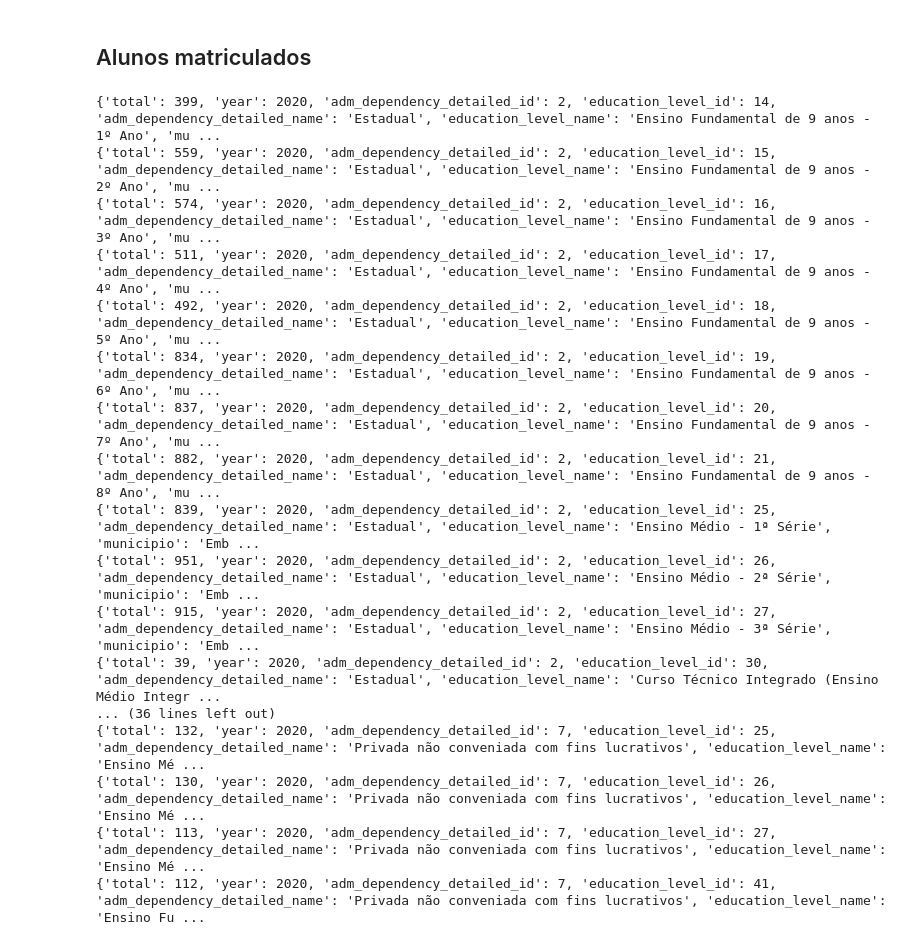
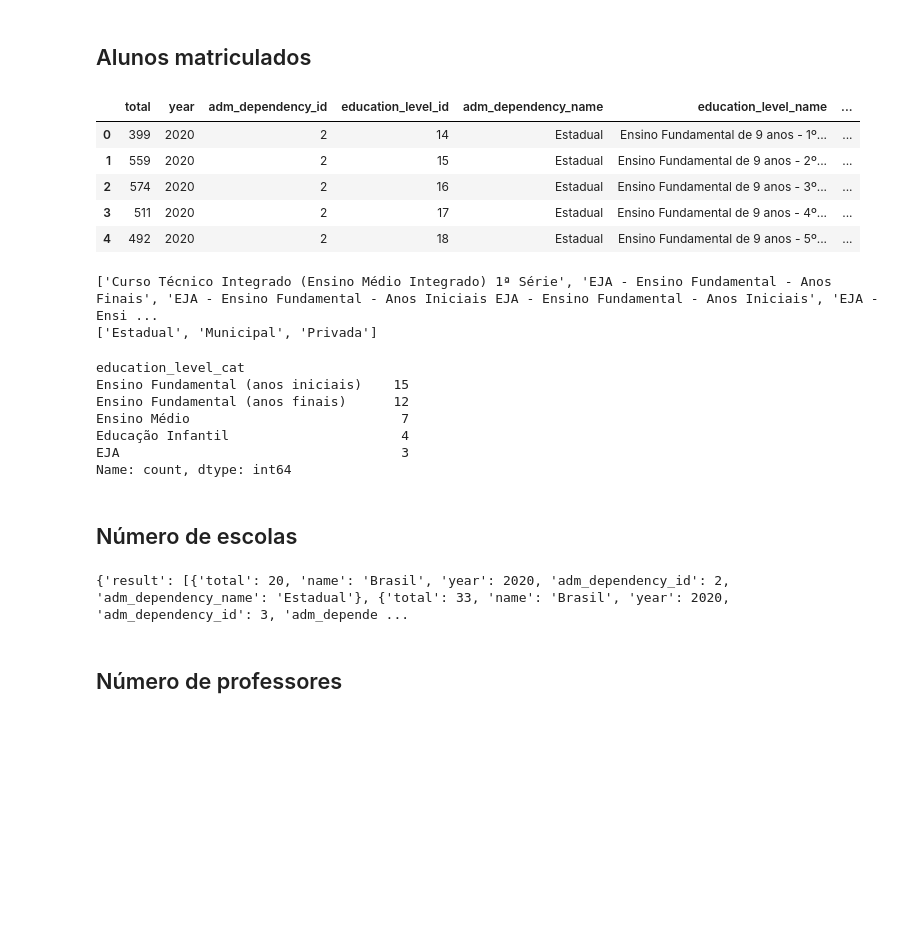
Before and after one commit to jackson-simionato/datathon_pos_tech, a Jupyter notebook: 3_get_municipality_data.ipynb, the cells around one changed output. Drawn from its saved outputs; the diff is of its cells as text; code cells hidden in the pictures; blank space fills up the shorter version.

```diff
--- a/3_get_municipality_data.ipynb
+++ b/3_get_municipality_data.ipynb
@@ -507,37 +507,60 @@ data_json = response.json()
 # %%
 municipio = 'Embu-Guaçu'
 uf = 'SP'
 
 list_results = []
 
 for result in data_json['result']:
     dict_result = result.copy()
     dict_result['municipio'] = municipio
     dict_result['uf'] = uf
 
     list_results.append(dict_result)
 
 df_censo = pd.DataFrame(list_results)
-#df_censo.columns = ['municipio','uf','sexo','idade','declaracao_idade','habitantes']
-#df_censo.drop(columns=['declaracao_idade'], inplace=True)
-#df_censo = df_censo.query('idade != "Total" & sexo != "Total"')
 
-df_censo.head()
+display(df_censo.head())
 # %% [output]
-{'total': 399, 'year': 2020, 'adm_dependency_detailed_id': 2, 'education_level_id': 14, 'adm_dependency_detailed_name': 'Estadual', 'education_level_name': 'Ensino Fundamental de 9 anos - 1º Ano', 'mu ...
-{'total': 559, 'year': 2020, 'adm_dependency_detailed_id': 2, 'education_level_id': 15, 'adm_dependency_detailed_name': 'Estadual', 'education_level_name': 'Ensino Fundamental de 9 anos - 2º Ano', 'mu ...
-{'total': 574, 'year': 2020, 'adm_dependency_detailed_id': 2, 'education_level_id': 16, 'adm_dependency_detailed_name': 'Estadual', 'education_level_name': 'Ensino Fundamental de 9 anos - 3º Ano', 'mu ...
-{'total': 511, 'year': 2020, 'adm_dependency_detailed_id': 2, 'education_level_id': 17, 'adm_dependency_detailed_name': 'Estadual', 'education_level_name': 'Ensino Fundamental de 9 anos - 4º Ano', 'mu ...
-{'total': 492, 'year': 2020, 'adm_dependency_detailed_id': 2, 'education_level_id': 18, 'adm_dependency_detailed_name': 'Estadual', 'education_level_name': 'Ensino Fundamental de 9 anos - 5º Ano', 'mu ...
-{'total': 834, 'year': 2020, 'adm_dependency_detailed_id': 2, 'education_level_id': 19, 'adm_dependency_detailed_name': 'Estadual', 'education_level_name': 'Ensino Fundamental de 9 anos - 6º Ano', 'mu ...
-{'total': 837, 'year': 2020, 'adm_dependency_detailed_id': 2, 'education_level_id': 20, 'adm_dependency_detailed_name': 'Estadual', 'education_level_name': 'Ensino Fundamental de 9 anos - 7º Ano', 'mu ...
-{'total': 882, 'year': 2020, 'adm_dependency_detailed_id': 2, 'education_level_id': 21, 'adm_dependency_detailed_name': 'Estadual', 'education_level_name': 'Ensino Fundamental de 9 anos - 8º Ano', 'mu ...
-{'total': 839, 'year': 2020, 'adm_dependency_detailed_id': 2, 'education_level_id': 25, 'adm_dependency_detailed_name': 'Estadual', 'education_level_name': 'Ensino Médio - 1ª Série', 'municipio': 'Emb ...
-{'total': 951, 'year': 2020, 'adm_dependency_detailed_id': 2, 'education_level_id': 26, 'adm_dependency_detailed_name': 'Estadual', 'education_level_name': 'Ensino Médio - 2ª Série', 'municipio': 'Emb ...
-{'total': 915, 'year': 2020, 'adm_dependency_detailed_id': 2, 'education_level_id': 27, 'adm_dependency_detailed_name': 'Estadual', 'education_level_name': 'Ensino Médio - 3ª Série', 'municipio': 'Emb ...
-{'total': 39, 'year': 2020, 'adm_dependency_detailed_id': 2, 'education_level_id': 30, 'adm_dependency_detailed_name': 'Estadual', 'education_level_name': 'Curso Técnico Integrado (Ensino Médio Integr ...
-... (36 lines left out)
-{'total': 132, 'year': 2020, 'adm_dependency_detailed_id': 7, 'education_level_id': 25, 'adm_dependency_detailed_name': 'Privada não conveniada com fins lucrativos', 'education_level_name': 'Ensino Mé ...
-{'total': 130, 'year': 2020, 'adm_dependency_detailed_id': 7, 'education_level_id': 26, 'adm_dependency_detailed_name': 'Privada não conveniada com fins lucrativos', 'education_level_name': 'Ensino Mé ...
-{'total': 113, 'year': 2020, 'adm_dependency_detailed_id': 7, 'education_level_id': 27, 'adm_dependency_detailed_name': 'Privada não conveniada com fins lucrativos', 'education_level_name': 'Ensino Mé ...
-{'total': 112, 'year': 2020, 'adm_dependency_detailed_id': 7, 'education_level_id': 41, 'adm_dependency_detailed_name': 'Privada não conveniada com fins lucrativos', 'education_level_name': 'Ensino Fu ...
+|  | total | year | adm_dependency_id | education_level_id | adm_dependency_name | education_level_name | ... |
+| 0 | 399 | 2020 | 2 | 14 | Estadual | Ensino Fundamental de 9 anos - 1º... | ... |
+| 1 | 559 | 2020 | 2 | 15 | Estadual | Ensino Fundamental de 9 anos - 2º... | ... |
+| 2 | 574 | 2020 | 2 | 16 | Estadual | Ensino Fundamental de 9 anos - 3º... | ... |
+| 3 | 511 | 2020 | 2 | 17 | Estadual | Ensino Fundamental de 9 anos - 4º... | ... |
+| 4 | 492 | 2020 | 2 | 18 | Estadual | Ensino Fundamental de 9 anos - 5º... | ... |
+# %%
+# Ajuste nas categorias
+print(sorted(df_censo['education_level_name'].unique()))
+print(sorted(df_censo['adm_dependency_name'].unique()))
+# %% [output]
+['Curso Técnico Integrado (Ensino Médio Integrado) 1ª Série', 'EJA - Ensino Fundamental - Anos Finais', 'EJA - Ensino Fundamental - Anos Iniciais EJA - Ensino Fundamental - Anos Iniciais', 'EJA - Ensi ...
+['Estadual', 'Municipal', 'Privada']
+# %%
+dict_translate_anos = {'Curso Técnico Integrado (Ensino Médio Integrado) 1ª Série':'Ensino Médio',
+                       'EJA - Ensino Fundamental - Anos Finais':'EJA',
+                        'EJA - Ensino Fundamental - Anos Iniciais EJA - Ensino Fundamental - Anos Iniciais':'EJA',
+                        'EJA - Ensino Médio':'EJA',
+                        'Educação Infantil - Creche':'Educação Infantil',
+                        'Educação Infantil - Pré-Escola':'Educação Infantil',
+                        'Ensino Fundamental de 9 anos - 1º Ano':'Ensino Fundamental (anos iniciais)',
+                        'Ensino Fundamental de 9 anos - 2º Ano':'Ensino Fundamental (anos iniciais)',
+                        'Ensino Fundamental de 9 anos - 3º Ano':'Ensino Fundamental (anos iniciais)',
+                        'Ensino Fundamental de 9 anos - 4º Ano':'Ensino Fundamental (anos iniciais)',
+                        'Ensino Fundamental de 9 anos - 5º Ano':'Ensino Fundamental (anos iniciais)',
+                        'Ensino Fundamental de 9 anos - 6º Ano':'Ensino Fundamental (anos finais)',
+                        'Ensino Fundamental de 9 anos - 7º Ano':'Ensino Fundamental (anos finais)',
+                        'Ensino Fundamental de 9 anos - 8º Ano':'Ensino Fundamental (anos finais)',
+                        'Ensino Fundamental de 9 anos - 9º Ano':'Ensino Fundamental (anos finais)',
+                        'Ensino Médio - 1ª Série':'Ensino Médio',
+                        'Ensino Médio - 2ª Série':'Ensino Médio',
+                        'Ensino Médio - 3ª Série':'Ensino Médio'}
+
+df_censo['education_level_cat'] = df_censo['education_level_name'].map(dict_translate_anos)
+df_censo['education_level_cat'].value_counts()
+# %% [output]
+education_level_cat
+Ensino Fundamental (anos iniciais)    15
+Ensino Fundamental (anos finais)      12
+Ensino Médio                           7
+Educação Infantil                      4
+EJA                                    3
+Name: count, dtype: int64
@@ -543,0 +569,11 @@ df_censo.head()
+# %% [markdown]
+## Número de escolas
+# %%
+url = 'https://simcaq.c3sl.ufpr.br/api/v1/school/count?dims=adm_dependency&filter=city:3515103,year:2020'
+
+response = requests.get(url)
+data_json = response.json()
+
+print(data_json)
+# %% [output]
+{'result': [{'total': 20, 'name': 'Brasil', 'year': 2020, 'adm_dependency_id': 2, 'adm_dependency_name': 'Estadual'}, {'total': 33, 'name': 'Brasil', 'year': 2020, 'adm_dependency_id': 3, 'adm_depende ...
@@ -543,0 +596,2 @@ df_censo.head()
+# %% [markdown]
+## Número de professores
```
Also changed, not shown: parts of 6 cells of this notebook, 3 other files.
